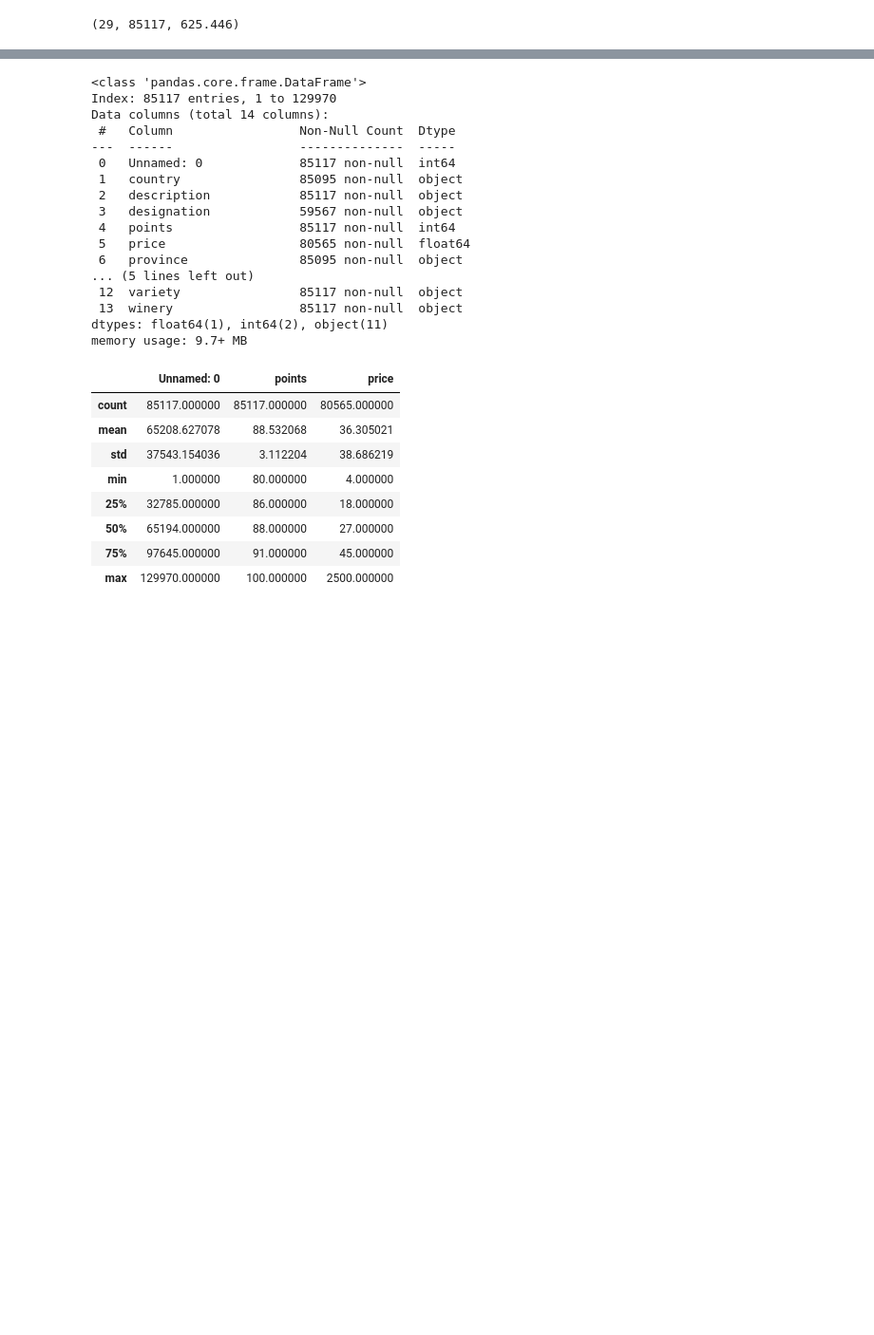
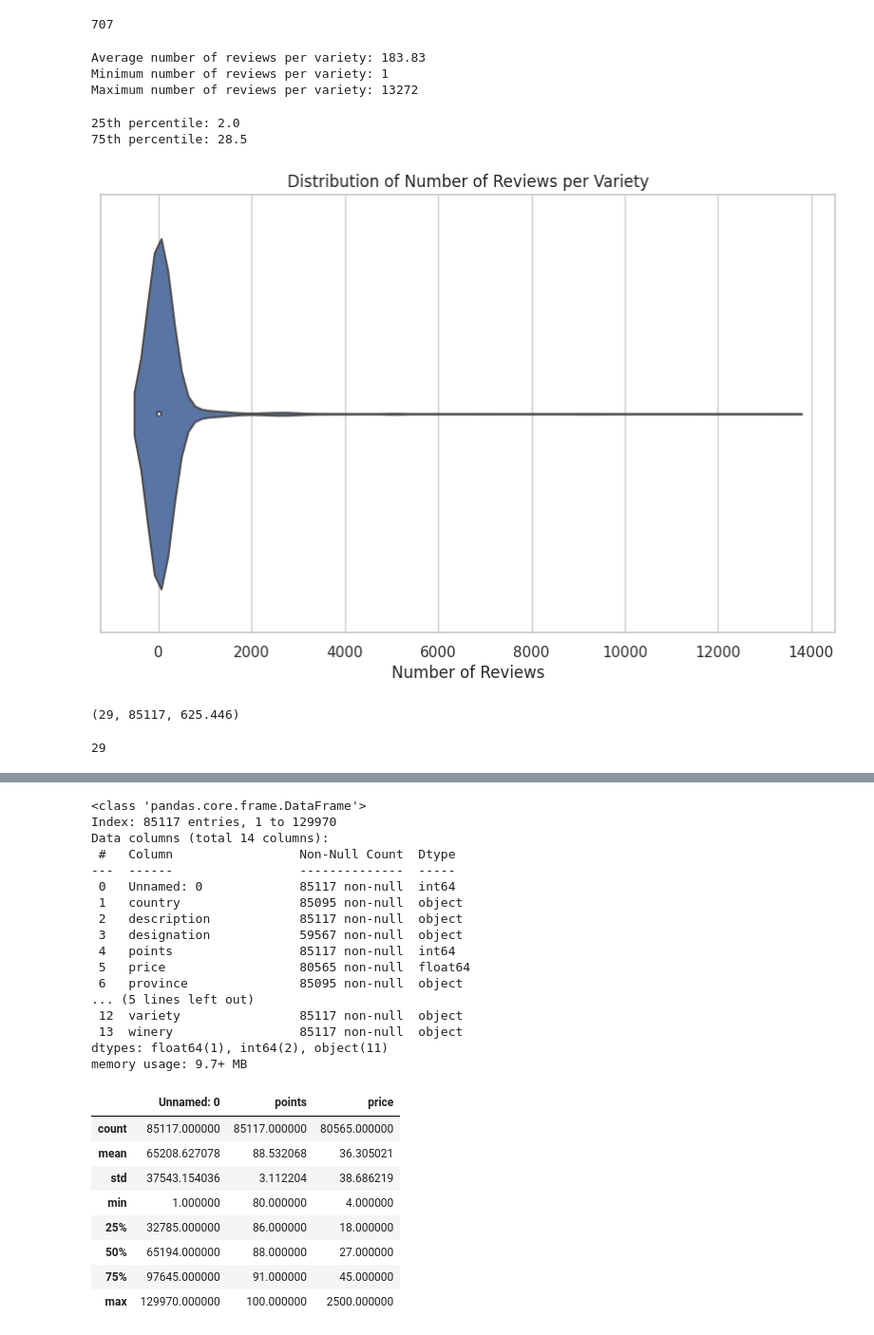
Before and after one commit to paolpal/vinum-analytica, a Jupyter notebook: notebooks/03_exploratory_analysis.ipynb, the cells around one changed output, grey strips where cells are left out. Shown at 95% size. Cells and saved outputs as stored; diff of their text form; code cells hidden in the pictures; blank space fills up the shorter version.

```diff
--- a/notebooks/03_exploratory_analysis.ipynb
+++ b/notebooks/03_exploratory_analysis.ipynb
@@ -21,6 +21,52 @@ df.head()
 | 2 | 2 | US | Tart and snappy, the flavors of l... | NaN | 87 | 14.0 | Oregon | Willamette Valley | Willamette Valley | ... |
 | 3 | 3 | US | Pineapple rind, lemon pith and or... | Reserve Late Harvest | 87 | 13.0 | Michigan | Lake Michigan Shore | NaN | ... |
 | 4 | 4 | US | Much like the regular bottling fr... | Vintner's Reserve Wild Child Block | 87 | 65.0 | Oregon | Willamette Valley | Willamette Valley | ... |
+# %%
+num_grape_varieties = df['variety'].nunique()
+num_grape_varieties
+# %% [output]
+707
+# %%
+import pandas as pd
+
+# Supponiamo che df sia il tuo DataFrame originale
+# Raggruppa per varietà e calcola il numero di recensioni per ogni varietà
+variety_summary = df.groupby('variety').size().reset_index(name='review_count')
+
+# Calcola la media, il minimo e il massimo del numero di recensioni per varietà
+average_reviews_per_variety = variety_summary['review_count'].mean()
+min_reviews_per_variety = variety_summary['review_count'].min()
+max_reviews_per_variety = variety_summary['review_count'].max()
+
+# Stampa i risultati
+print(f'Average number of reviews per variety: {average_reviews_per_variety:.2f}')
+print(f'Minimum number of reviews per variety: {min_reviews_per_variety}')
+print(f'Maximum number of reviews per variety: {max_reviews_per_variety}')
+# %% [output]
+Average number of reviews per variety: 183.83
+Minimum number of reviews per variety: 1
+Maximum number of reviews per variety: 13272
+# %%
+import matplotlib.pyplot as plt
+import seaborn as sns
+
+# Calcola i percentili 25 e 75
+percentile_25 = np.percentile(variety_summary['review_count'], 25)
+percentile_75 = np.percentile(variety_summary['review_count'], 75)
+
+print(f'25th percentile: {percentile_25}')
+print(f'75th percentile: {percentile_75}')
+
+# Crea un box plot
+plt.figure(figsize=(10, 6))
+sns.violinplot(x='review_count', data=variety_summary)
+plt.xlabel('Number of Reviews')
+plt.title('Distribution of Number of Reviews per Variety')
+plt.show()
+# %% [output]
+25th percentile: 2.0
+75th percentile: 28.5
+[figure, added]
 # %%
 df = df[~df['variety'].str.contains('Blend', case=False, na=False)]  # Rimuovere i blend
 variety_counts = df['variety'].value_counts()
@@ -34,3 +80,8 @@ df = filtered_df
 len(selected_varieties), len(filtered_df), support_threshold
 # %% [output]
 (29, 85117, 625.446)
+# %%
+num_grape_varieties = df['variety'].nunique()
+num_grape_varieties
+# %% [output]
+29
```
Also changed, not shown: parts of 4 cells of this notebook, 20 other files.
